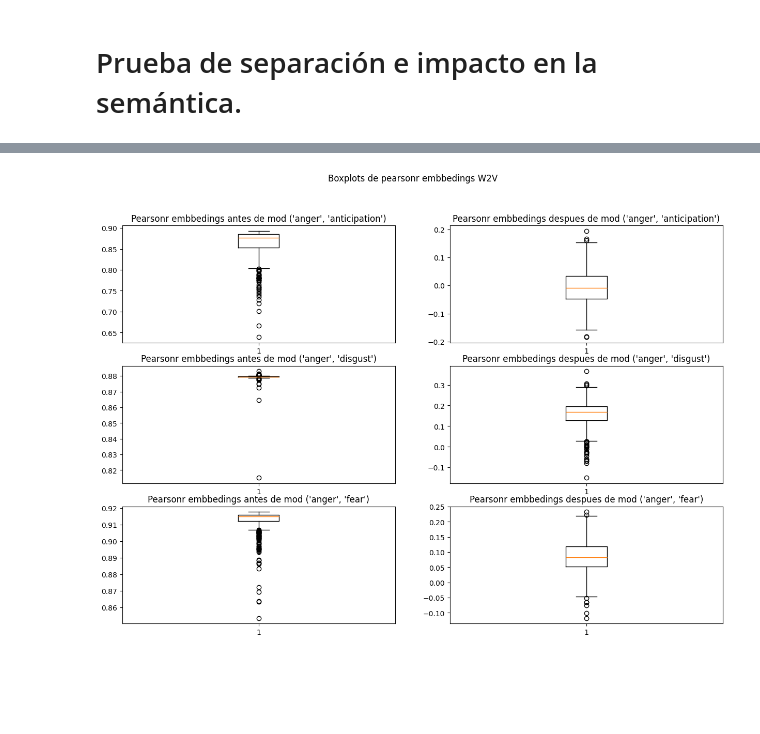
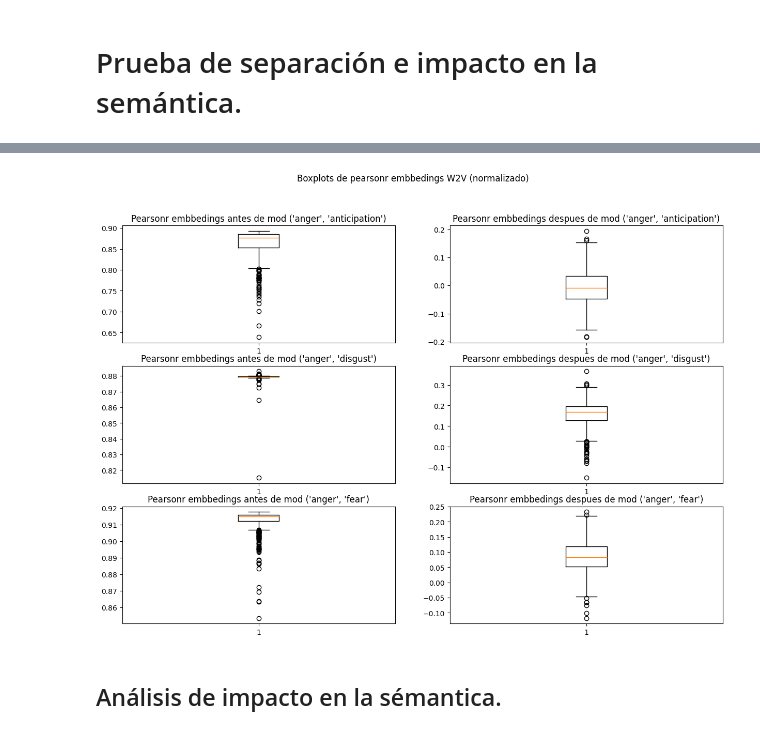
Before and after one commit to jahzeel-ulises/MODULACION, a Jupyter notebook: Palabras.ipynb, the cells around one changed output, grey strips where cells are left out. Cells and saved outputs as stored; diff of their text form; code cells hidden in the pictures; blank space fills up the shorter version.

```diff
--- a/Palabras.ipynb
+++ b/Palabras.ipynb
@@ -678,3 +680,15 @@ for comb in emotion_combinations:
 pearsonr_data_fst = {}
 for comb in emotion_combinations:
     pearsonr_data_w2v[comb] = [data[0] for data in words_embbed_fst_info["P_"+str(comb)]]
+# %%
+fig,ax = plt.subplots(3,2,figsize=(15,10))
+
+fig.suptitle("Boxplots de pearsonr embbedings W2V (sin normalizar)")
+for i in range(3):
+    comb = emotion_combinations[i]
+    ax[i,0].set_title("Pearsonr embbedings antes de mod "+str(comb))
+    ax[i,0].boxplot(pearsonr_data_w2v[comb])
+
+    ax[i,1].set_title("Pearsonr embbedings despues de mod "+str(comb))
+    ax[i,1].boxplot(pearsonr_mod_data_w2v[comb])
+plt.show()
@@ -681,14 +799,32 @@ for comb in emotion_combinations:
+# %%
+pearsonr_mod_data_w2v = {}
+for comb in emotion_combinations:
+    pearsonr_mod_data_w2v[comb] = [data[0] for data in words_embbed_w2v_mod["P_"+str(comb)]]
+
+pearsonr_mod_data_fst = {}
+
+for comb in emotion_combinations:
+    pearsonr_mod_data_fst[comb] = [data[0] for data in words_embbed_fst_mod["P_"+str(comb)]]
+
+#Información de correlacion datos no modulados.
+pearsonr_data_w2v = {}
+for comb in emotion_combinations:
+    pearsonr_data_w2v[comb] = [data[0] for data in words_embbed_w2v_info["P_"+str(comb)]]
+
+pearsonr_data_fst = {}
+for comb in emotion_combinations:
+    pearsonr_data_w2v[comb] = [data[0] for data in words_embbed_fst_info["P_"+str(comb)]]
 # %%
 fig,ax = plt.subplots(3,2,figsize=(15,10))
 
-fig.suptitle("Boxplots de pearsonr embbedings W2V")
+fig.suptitle("Boxplots de pearsonr embbedings W2V (normalizado)")
 for i in range(3):
     comb = emotion_combinations[i]
     ax[i,0].set_title("Pearsonr embbedings antes de mod "+str(comb))
     ax[i,0].boxplot(pearsonr_data_w2v[comb])
 
     ax[i,1].set_title("Pearsonr embbedings despues de mod "+str(comb))
     ax[i,1].boxplot(pearsonr_mod_data_w2v[comb])
 plt.show()
 # %% [output]
-[figure, old version]
+[figure, new version]
@@ -730,0 +831,2 @@ words_embbed_fst_mod
+# %% [markdown]
+## Análisis de impacto en la sémantica.
```
Also changed, not shown: parts of 10 cells of this notebook.
